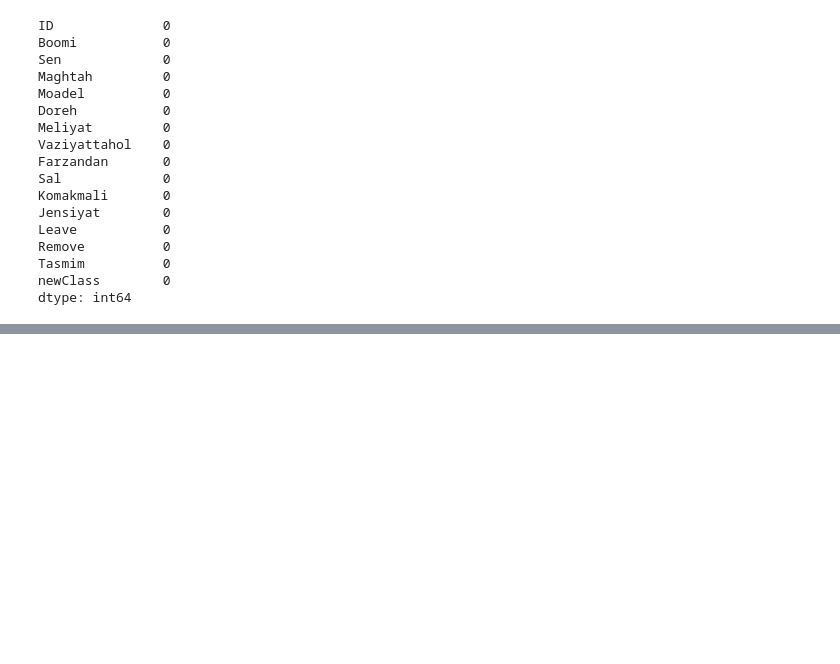
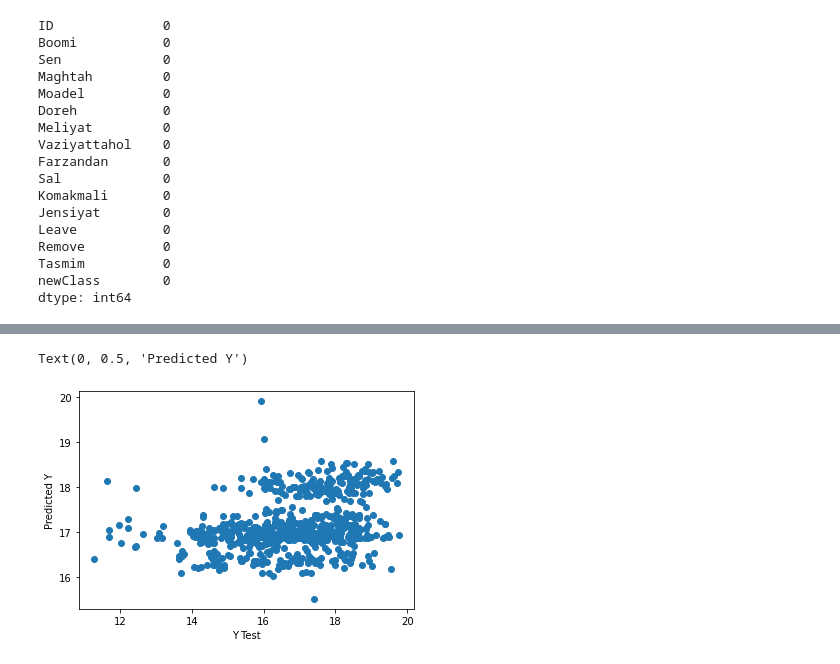
Before and after one commit to mghasemi19/ML_EconEduc, a Jupyter notebook: For_test.ipynb, the cells around one changed output, grey strips where cells are left out. Saved outputs shown, nothing was run; the diff lists cells and outputs as text; code cells hidden in the pictures; blank space fills up the shorter version.

```diff
--- a/For_test.ipynb
+++ b/For_test.ipynb
@@ -202,0 +293,11 @@ weighted avg       1.00      1.00      1.00       681
+# %%
+predictions = model.predict(X_test)
+plt.scatter(y_test,predictions)
+plt.xlabel('Y Test')
+plt.ylabel('Predicted Y')
+#plt.plot(y_test,y_test,'r')
+
+#sns.displot((y_test-predictions),bins=50, kde=True);
+# %% [output]
+Text(0, 0.5, 'Predicted Y')
+[figure, added]
```
Also changed, not shown: parts of 7 cells of this notebook, 2 other files.
